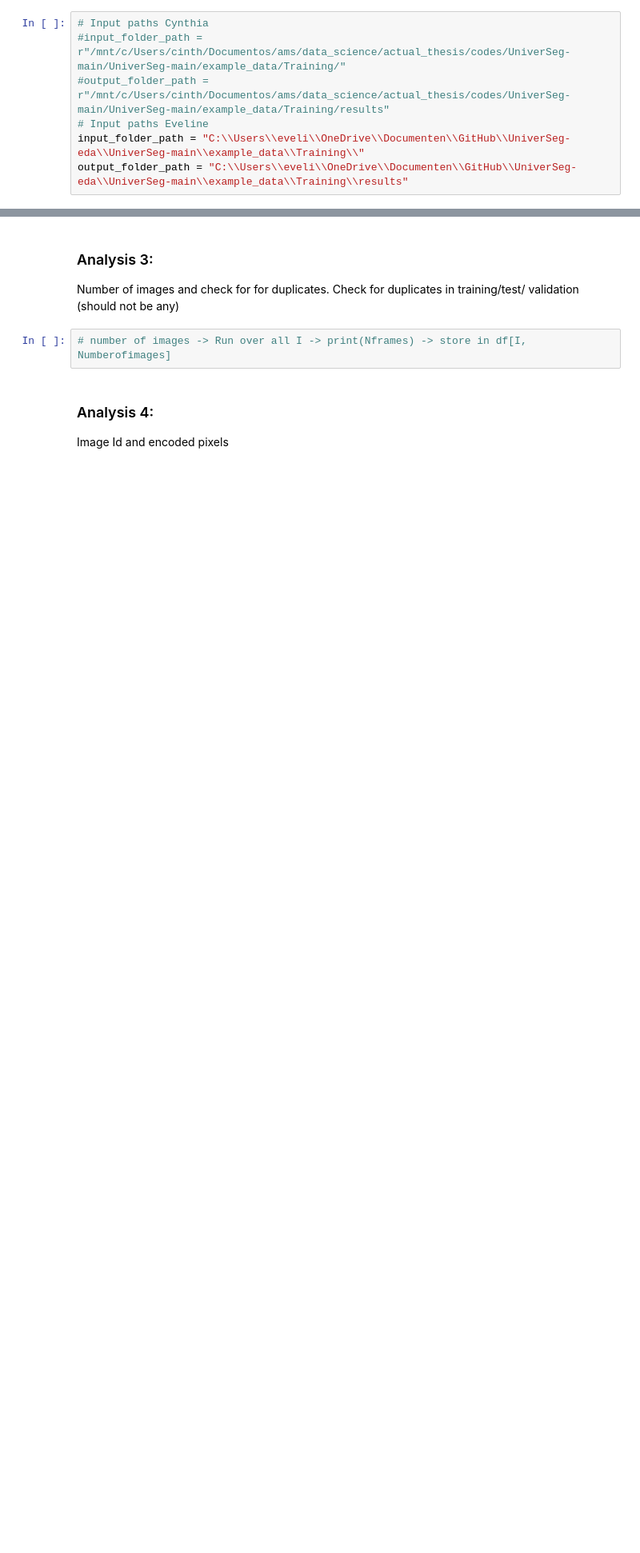
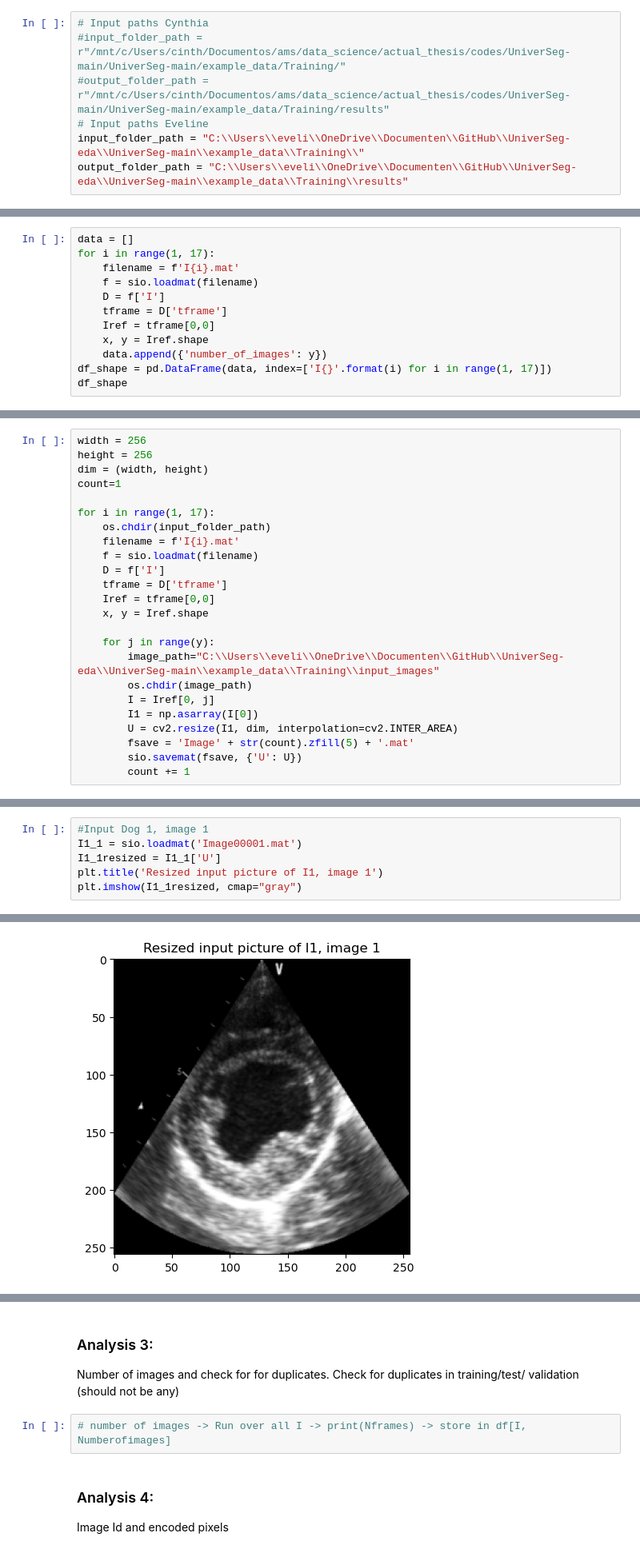
Before and after one commit to cc1528/UniverSeg-eda, a Jupyter notebook: UniverSeg-main/example_data/Exploratory Data Analysis.ipynb, the cells around one changed output, grey strips where cells are left out. Shown at 80% size. Saved outputs shown, nothing was run; the diff lists cells and outputs as text; blank space fills up the shorter version.

```diff
--- a/UniverSeg-main/example_data/Exploratory Data Analysis.ipynb
+++ b/UniverSeg-main/example_data/Exploratory Data Analysis.ipynb
@@ -123,0 +104,12 @@ KeyboardInterrupt:
+# %%
+data = []
+for i in range(1, 17):
+    filename = f'I{i}.mat'
+    f = sio.loadmat(filename)
+    D = f['I']
+    tframe = D['tframe']
+    Iref = tframe[0,0]
+    x, y = Iref.shape
+    data.append({'number_of_images': y})
+df_shape = pd.DataFrame(data, index=['I{}'.format(i) for i in range(1, 17)])
+df_shape
@@ -124 +142,25 @@ KeyboardInterrupt:
+# %%
+width = 256
+height = 256
+dim = (width, height)
+count=1
+
+for i in range(1, 17):
+    os.chdir(input_folder_path)
+    filename = f'I{i}.mat'
+    f = sio.loadmat(filename)
+    D = f['I']
+    tframe = D['tframe']
+    Iref = tframe[0,0]
+    x, y = Iref.shape
+
+    for j in range(y):
+        image_path="C:\\Users\\eveli\\OneDrive\\Documenten\\GitHub\\UniverSeg-eda\\UniverSeg-main\\example_data\\Training\\input_images"
+        os.chdir(image_path)
+        I = Iref[0, j]
+        I1 = np.asarray(I[0])
+        U = cv2.resize(I1, dim, interpolation=cv2.INTER_AREA)
+        fsave = 'Image' + str(count).zfill(5) + '.mat'
+        sio.savemat(fsave, {'U': U})
+        count += 1
 # %% [markdown]
@@ -128,0 +169,7 @@ Print different input images to see what the data looks like (this is done for i
+# %%
+#Input Dog 1, image 1
+I1_1 = sio.loadmat('Image00001.mat')
+I1_1resized = I1_1['U']
+plt.title('Resized input picture of I1, image 1')
+plt.imshow(I1_1resized, cmap="gray")
+# %% [output]
@@ -129 +177,2 @@ Print different input images to see what the data looks like (this is done for i
+[figure, added]
 # %%
```
Also changed, not shown: parts of 21 cells of this notebook.
